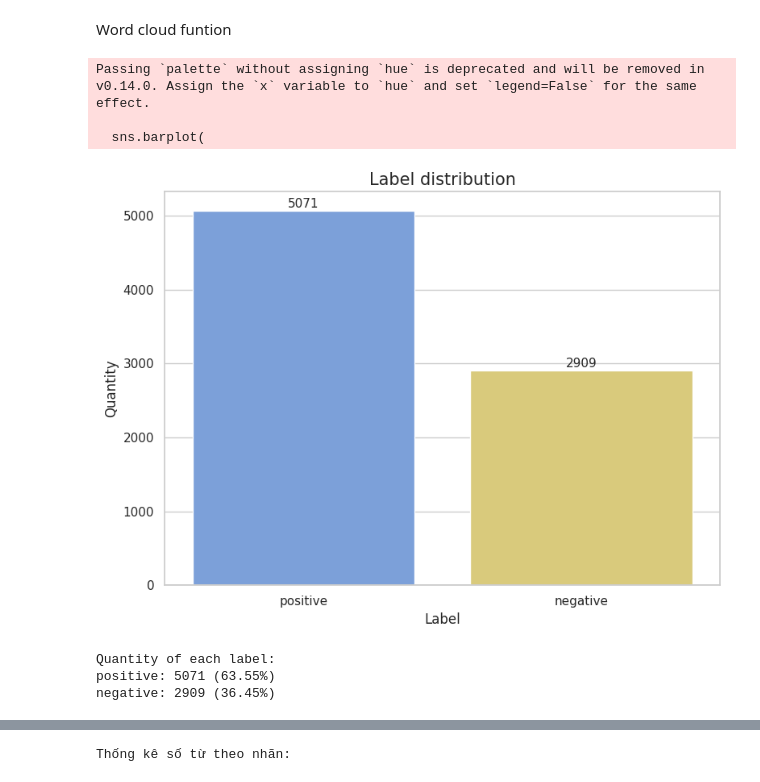
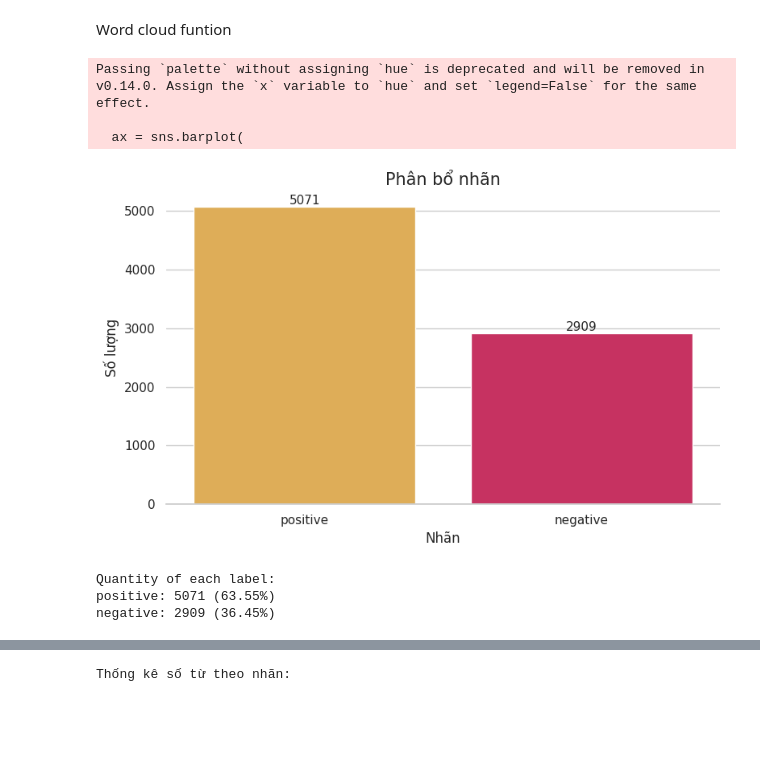
Before and after one commit to tkt-gemini/sentiment-binary-classification, a Jupyter notebook: main.ipynb, the cells around one changed output, grey strips where cells are left out. Saved outputs shown, nothing was run; the diff lists cells and outputs as text; code cells hidden in the pictures; blank space fills up the shorter version.

```diff
--- a/main.ipynb
+++ b/main.ipynb
@@ -14,7 +23,10 @@ from underthesea import word_tokenize
 # %% [markdown]
 Set style for plot
 # %%
-sns.set_theme(style="whitegrid")
+sns.set_theme(
+    style="whitegrid",
+    context='notebook'
+)
 # %% [markdown]
 ## Load & filter data
 # %% [markdown]
@@ -121,30 +141,33 @@ def getWordCloud(words):
 # %%
 sentiment_counts = df['train']['sentiment'].value_counts()
 
-plt.figure(figsize=(8, 6))
-sns.barplot(
+plt.figure(figsize=(8, 5))
+ax = sns.barplot(
     x=sentiment_counts.index,
     y=sentiment_counts.values,
-    palette={'positive': '#6d9ce8', 'negative': '#e8d46d'}
+    palette={'positive': '#F4B342', 'negative': '#DE1A58'}
 )
-plt.xlabel('Label', fontsize=12)
-plt.ylabel('Quantity', fontsize=12)
-plt.title('Label distribution', fontsize=15)
+plt.xlabel('Nhãn', fontsize=12)
+plt.ylabel('Số lượng', fontsize=12)
+plt.title('Phân bổ nhãn', fontsize=15)
 plt.xticks(fontsize=11)
 plt.yticks(fontsize=11)
+
 for i, count in enumerate(sentiment_counts.values):
     plt.text(i, count + 2, str(count), ha='center', va='bottom', fontsize=11)
+
+sns.despine(left=True)
 plt.tight_layout()
 plt.show()
 
 print("Quantity of each label:")
 for sentiment, count in sentiment_counts.items():
     print(f"{sentiment}: {count} ({count/len(df['train'])*100:.2f}%)")
 # %% [output]
 Passing `palette` without assigning `hue` is deprecated and will be removed in v0.14.0. Assign the `x` variable to `hue` and set `legend=False` for the same effect.
 
-  sns.barplot(
+  ax = sns.barplot(
-[figure, old version]
+[figure, new version]
 Quantity of each label:
 positive: 5071 (63.55%)
 negative: 2909 (36.45%)
```
Also changed, not shown: parts of 27 cells of this notebook.
